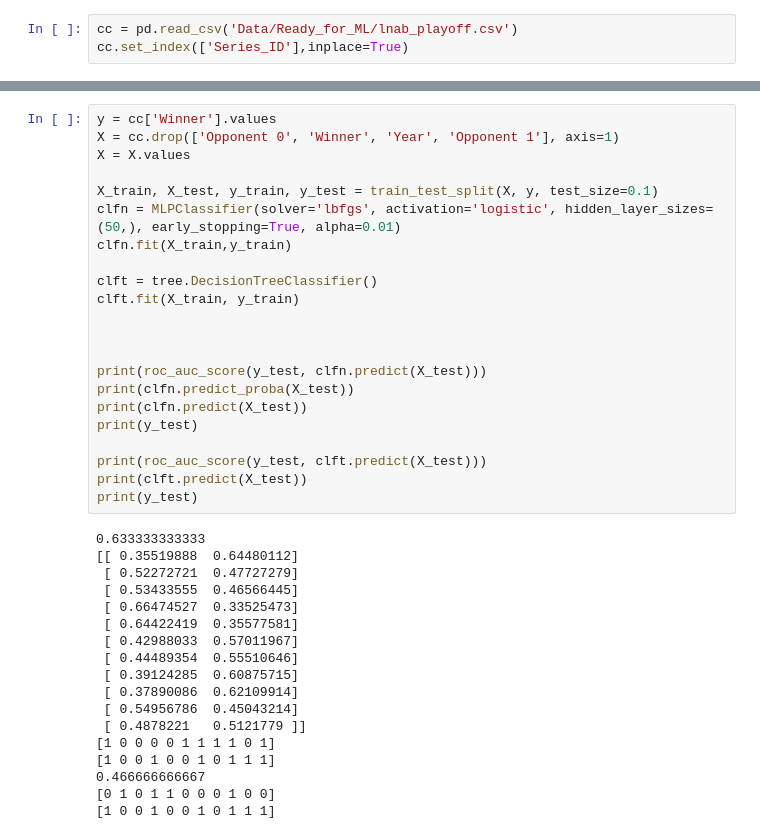
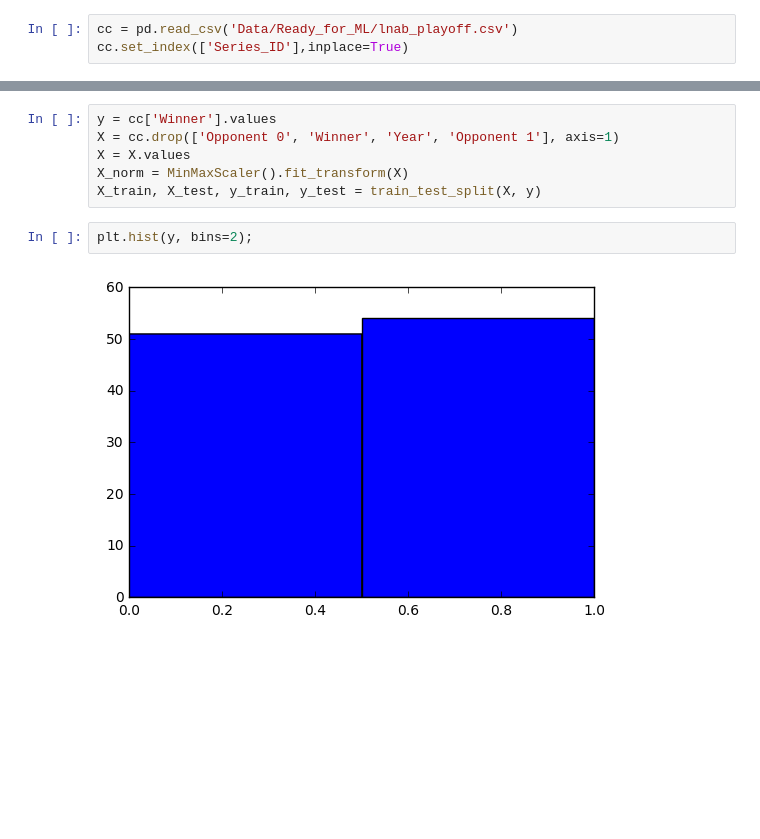
Before and after one commit to Gronlaen/swiss-ice-hockey-playoffs-prediction, a Jupyter notebook: ML.ipynb, the cells around one changed output, grey strips where cells are left out. Cells and saved outputs as stored; diff of their text form; blank space fills up the shorter version.

```diff
--- a/ML.ipynb
+++ b/ML.ipynb
@@ -17,39 +46,9 @@ cc.set_index(['Series_ID'],inplace=True)
 y = cc['Winner'].values
 X = cc.drop(['Opponent 0', 'Winner', 'Year', 'Opponent 1'], axis=1)
 X = X.values
-
-X_train, X_test, y_train, y_test = train_test_split(X, y, test_size=0.1)
-clfn = MLPClassifier(solver='lbfgs', activation='logistic', hidden_layer_sizes=(50,), early_stopping=True, alpha=0.01)
-clfn.fit(X_train,y_train)
-
-clft = tree.DecisionTreeClassifier()
-clft.fit(X_train, y_train)
-
-
-
-print(roc_auc_score(y_test, clfn.predict(X_test)))
-print(clfn.predict_proba(X_test))
-print(clfn.predict(X_test))
-print(y_test)
-
-print(roc_auc_score(y_test, clft.predict(X_test)))
-print(clft.predict(X_test))
-print(y_test)
+X_norm = MinMaxScaler().fit_transform(X)
+X_train, X_test, y_train, y_test = train_test_split(X, y)
-# %% [output]
-0.633333333333
-[[ 0.35519888  0.64480112]
- [ 0.52272721  0.47727279]
- [ 0.53433555  0.46566445]
- [ 0.66474527  0.33525473]
- [ 0.64422419  0.35577581]
- [ 0.42988033  0.57011967]
- [ 0.44489354  0.55510646]
- [ 0.39124285  0.60875715]
- [ 0.37890086  0.62109914]
- [ 0.54956786  0.45043214]
- [ 0.4878221   0.5121779 ]]
-[1 0 0 0 0 1 1 1 1 0 1]
-[1 0 0 1 0 0 1 0 1 1 1]
-0.466666666667
-[0 1 0 1 1 0 0 0 1 0 0]
-[1 0 0 1 0 0 1 0 1 1 1]
+# %%
+plt.hist(y, bins=2);
+# %% [output]
+[figure, added]
```
Also changed, not shown: parts of 13 cells of this notebook.
